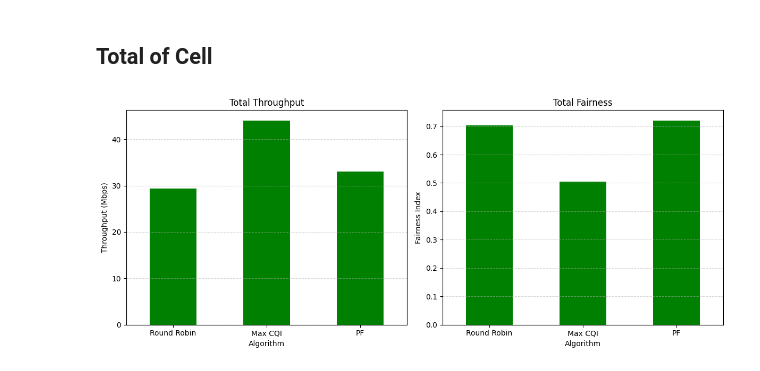
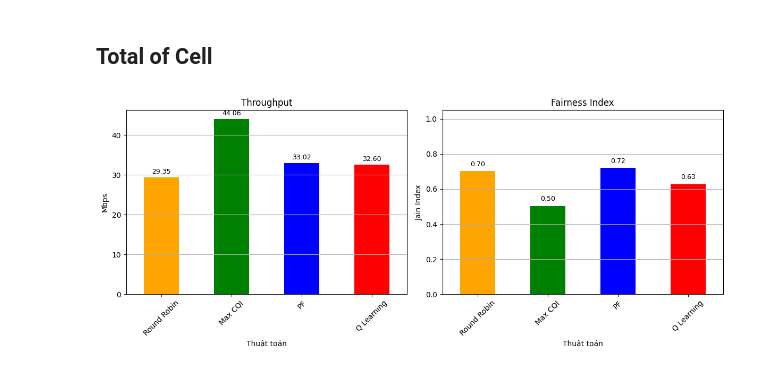
Before and after one commit to lephamcong/CapstoneProject, a Jupyter notebook: Simulation/result/resultAnalysis_v1.ipynb, the cells around one changed output. Drawn from its saved outputs; the diff is of its cells as text; code cells hidden in the pictures.

```diff
--- a/Simulation/result/resultAnalysis_v1.ipynb
+++ b/Simulation/result/resultAnalysis_v1.ipynb
@@ -756,10 +227,10 @@ max_delay_DF3['Round Robin'] = summary['Max Delay']
 avg_delay_DF3['Round Robin'] = summary['Avg Delay']
 
 
-total_throughput_DF1.at['Round Robin', 'Throughput'] = total_throughput_mbps
+total_throughput_DF1.at[0, 'Round Robin'] = total_throughput_mbps
 # Calculate Jain's Fairness Index for the cell
 x = summary['Avg Throughput (Mbps)'].to_numpy()
-total_fairness_DF1.at['Round Robin', 'Throughput'] = (x.sum())**2 / (len(x) * (x**2).sum())
+total_fairness_DF1.at[0, 'Round Robin'] = (x.sum())**2 / (len(x) * (x**2).sum())
 # %% [output]
 Avg Throughput for cell: 29.350662 Mbps
 
@@ -837,10 +308,10 @@ max_delay_DF3['Max CQI'] = summary['Max Delay']
 avg_delay_DF3['Max CQI'] = summary['Avg Delay']
 
 
-total_throughput_DF1.at['Max CQI', 'Throughput'] = total_throughput_mbps
+total_throughput_DF1.at[0, 'Max CQI'] = total_throughput_mbps
 # Calculate Jain's Fairness Index for the cell
 x = summary['Avg Throughput (Mbps)'].to_numpy()
-total_fairness_DF1.at['Max CQI', 'Throughput'] = (x.sum())**2 / (len(x) * (x**2).sum())
+total_fairness_DF1.at[0, 'Max CQI'] = (x.sum())**2 / (len(x) * (x**2).sum())
 # %% [output]
 Avg Throughput for cell: 44.064422 Mbps
 
@@ -923,10 +394,10 @@ avg_throughput_DF3['PF'] = summary['Avg Throughput (Mbps)']
 max_delay_DF3['PF'] = summary['Max Delay']
 avg_delay_DF3['PF'] = summary['Avg Delay']
 
-total_throughput_DF1.at['PF', 'Throughput'] = total_throughput_mbps
+total_throughput_DF1.at[0, 'PF'] = total_throughput_mbps
 # Calculate Jain's Fairness Index for the cell
 x = summary['Avg Throughput (Mbps)'].to_numpy()
-total_fairness_DF1.at['PF', 'Throughput'] = (x.sum())**2 / (len(x) * (x**2).sum())
+total_fairness_DF1.at[0, 'PF'] = (x.sum())**2 / (len(x) * (x**2).sum())
 # %% [output]
 Jain's Fairness Index: 0.7206
 Avg Throughput for cell: 33.022632 Mbps
@@ -1000,26 +557,40 @@ plt.show()
 # %% [markdown]
 ## Total of Cell
 # %%
+algorithms = ['Round Robin', 'Max CQI', 'PF', 'Q Learning']
 
 fig, axes = plt.subplots(1, 2, figsize=(12, 5))
 
-# Plot total throughput
-total_throughput_DF1.plot(kind='bar', ax=axes[0], legend=False, color=['green', 'blue', 'orange'])
-axes[0].set_title("Total Throughput")
-axes[0].set_ylabel("Throughput (Mbps)")
-axes[0].set_xlabel("Algorithm")
-axes[0].set_xticklabels(total_throughput_DF1.index, rotation=0)
-axes[0].grid(axis='y', linestyle='--', alpha=0.5)
+# === Throughput ===
+bars1 = total_throughput_DF1.iloc[0].plot(kind='bar', ax=axes[0], color=['orange', 'green', 'blue', 'red'])
+axes[0].set_title('Throughput')
+axes[0].set_ylabel('Mbps')
+axes[0].set_xlabel('Thuật toán')
+axes[0].set_xticklabels(algorithms, rotation=45)
+axes[0].grid(True, axis='y')
 
-# Plot total fairness
-total_fairness_DF1.plot(kind='bar', ax=axes[1], legend=False, color=['green', 'blue', 'orange'])
-axes[1].set_title("Total Fairness")
-axes[1].set_ylabel("Fairness Index")
-axes[1].set_xlabel("Algorithm")
-axes[1].set_xticklabels(total_fairness_DF1.index, rotation=0)
-axes[1].grid(axis='y', linestyle='--', alpha=0.5)
+# Add value on top of bars
+for i, bar in enumerate(bars1.patches):
+    height = bar.get_height()
+    axes[0].text(bar.get_x() + bar.get_width() / 2, height + 0.5, f'{height:.2f}',
+                 ha='center', va='bottom', fontsize=9)
+
+# === Fairness Index ===
+bars2 = total_fairness_DF1.iloc[0].plot(kind='bar', ax=axes[1], color=['orange', 'green', 'blue', 'red'])
+axes[1].set_title('Fairness Index')
+axes[1].set_ylabel('Jain Index')
+axes[1].set_xlabel('Thuật toán')
+axes[1].set_xticklabels(algorithms, rotation=45)
+axes[1].set_ylim(0, 1.05)
+axes[1].grid(True, axis='y')
+
+# Add value on top of bars
+for i, bar in enumerate(bars2.patches):
+    height = bar.get_height()
+    axes[1].text(bar.get_x() + bar.get_width() / 2, height + 0.02, f'{height:.2f}',
+                 ha='center', va='bottom', fontsize=9)
 
 plt.tight_layout()
 plt.show()
 # %% [output]
-[figure, old version]
+[figure, new version]
```
Also changed, not shown: parts of 25 cells of this notebook, 56 other files.
